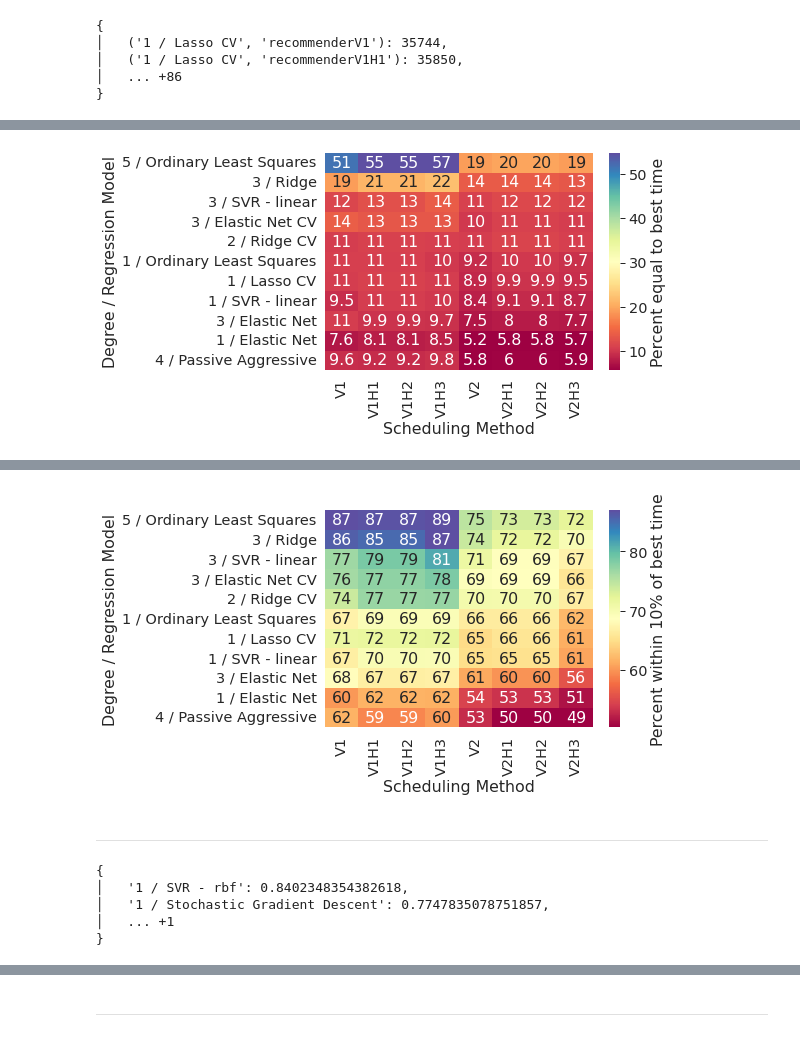
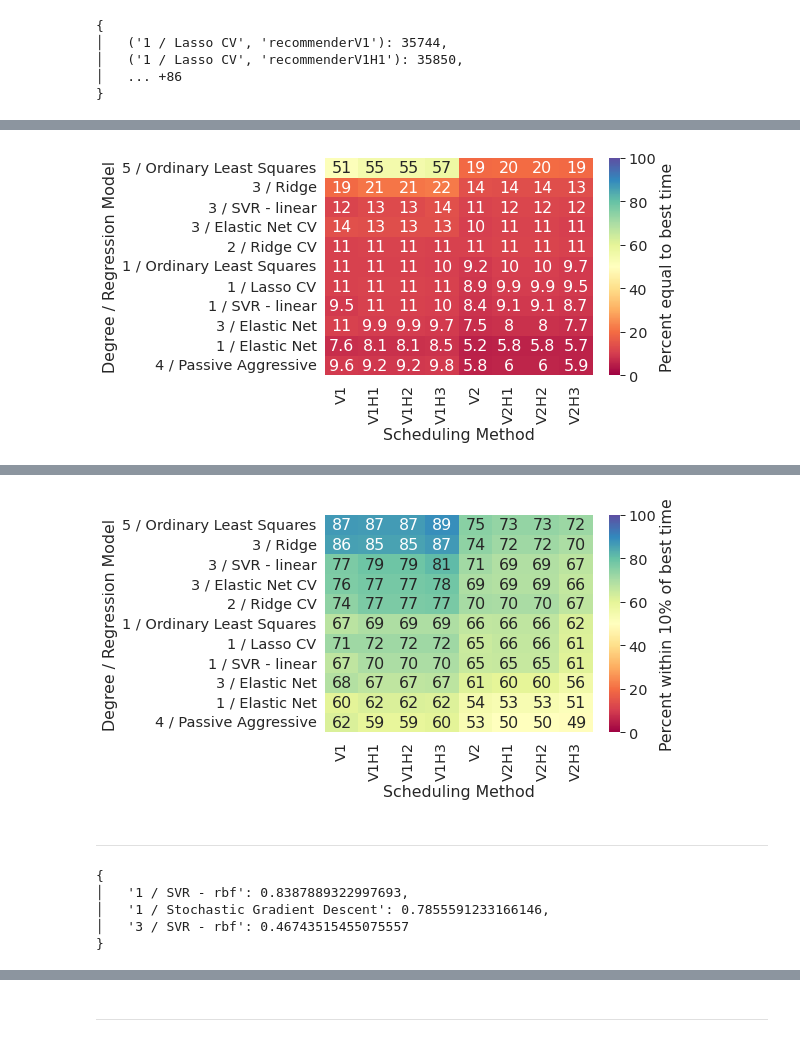
Before and after one commit to Sheypex/ba_proto, a Jupyter notebook: py/graphics.ipynb, the cells around one changed output, grey strips where cells are left out. Saved outputs shown, nothing was run; the diff lists cells and outputs as text; code cells hidden in the pictures.

```diff
--- a/py/graphics.ipynb
+++ b/py/graphics.ipynb
@@ -387,8 +387,10 @@ tmp = regModelMethodScoresDF.transform(lambda x: 100*x/total)
 #
 ax = sns.heatmap(tmp,
                  cmap="Spectral",
-                 xticklabels=[c.replace("recommender", "") for c in scoresDF.columns],
+                 xticklabels=[c.replace("recommender", "") for c in regModelMethodScoresDF.columns],
                  cbar_kws={"label":"Percent equal to best time"},
+                 vmin=0,
+                 vmax=100,
                  annot=True,
                  robust=True)
 plt.xlabel("Scheduling Method")
@@ -397,7 +399,7 @@ fig = ax.get_figure()
 save_plot(fig, "heatmapBIS", bbox_inches="tight")
 plt.show()
 # %% [output]
-[figure, old version]
+[figure, new version]
 # %%
 regModelMethodScores10PDF = pds.DataFrame(index=regModels, columns=methods, dtype=float)
 for rm, s in regModelMethodScores10P.items():
@@ -421,21 +423,23 @@ regModelMethodScores10PDF
 # %%
 # normalize
 total = 50_000
 tmp = regModelMethodScores10PDF.transform(lambda x: 100*x/total)
 #
 ax = sns.heatmap(tmp,
                  cmap="Spectral",
-                 xticklabels=[c.replace("recommender", "") for c in scoresDF.columns],
+                 xticklabels=[c.replace("recommender", "") for c in regModelMethodScores10PDF.columns],
                  cbar_kws={"label":"Percent within 10% of best time"},
+                 vmin=0,
+                 vmax=100,
                  annot=True,
                  robust=True)
 plt.xlabel("Scheduling Method")
 plt.ylabel("Degree / Regression Model")
 fig = ax.get_figure()
 save_plot(fig, "heatmap10P", bbox_inches="tight")
 plt.show()
 # %% [output]
-[figure, old version]
+[figure, new version]
 # %% [markdown]
 ------
 # %%
@@ -455,10 +463,10 @@ with open("percentileCVModels","r") as f:
-# %%
-confs
-# %% [output]
-{
-│   '1 / SVR - rbf': 0.8402348354382618,
-│   '1 / Stochastic Gradient Descent': 0.7747835078751857,
-│   ... +1
-}
+# %%
+pprint(confs)
+# %% [output]
+{
+│   '1 / SVR - rbf': 0.8387889322997693,
+│   '1 / Stochastic Gradient Descent': 0.7855591233166146,
+│   '3 / SVR - rbf': 0.46743515455075557
+}
 # %%
 regModels = sorted(regModels, key=lambda x: confs[x], reverse=True)
```
Also changed, not shown: parts of 24 cells of this notebook, 9 other files.
